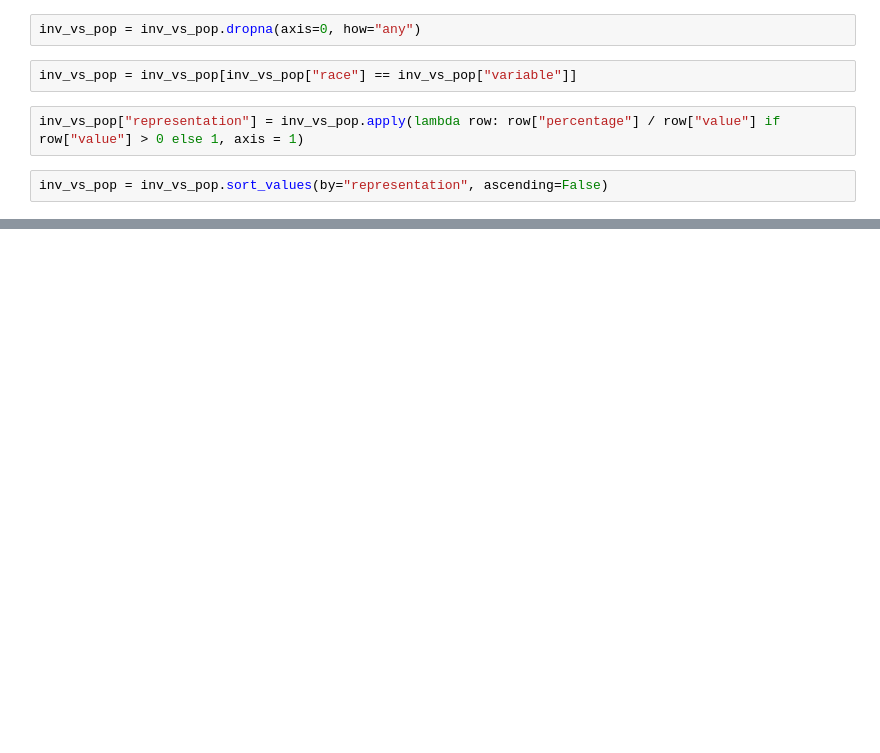
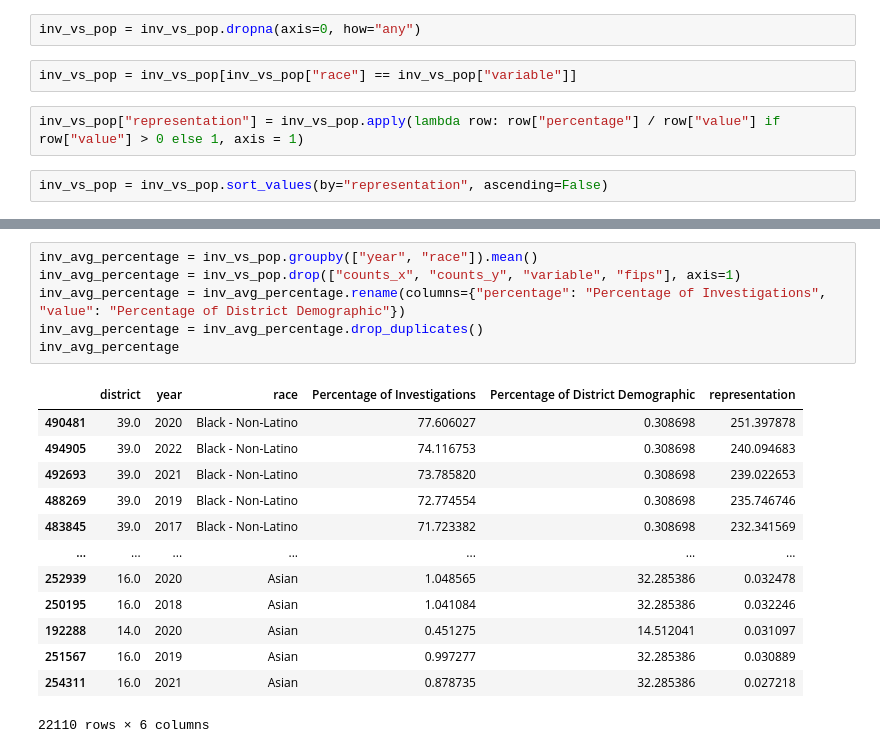
Before and after one commit to buenobunny/WestCoastDatathonTeam12-2023, a Jupyter notebook: analysis.ipynb, the cells around one changed output, grey strips where cells are left out. Cells and saved outputs as stored; diff of their text form; blank space fills up the shorter version.

```diff
--- a/analysis.ipynb
+++ b/analysis.ipynb
@@ -137,0 +172,20 @@ inv_vs_pop = inv_vs_pop.sort_values(by="representation", ascending=False)
+# %%
+inv_avg_percentage = inv_vs_pop.groupby(["year", "race"]).mean()
+inv_avg_percentage = inv_vs_pop.drop(["counts_x", "counts_y", "variable", "fips"], axis=1)
+inv_avg_percentage = inv_avg_percentage.rename(columns={"percentage": "Percentage of Investigations", "value": "Percentage of District Demographic"})
+inv_avg_percentage = inv_avg_percentage.drop_duplicates()
+inv_avg_percentage
+# %% [output]
+|  | district | year | race | Percentage of Investigations | Percentage of District Demographic | representation |
+| 490481 | 39.0 | 2020 | Black - Non-Latino | 77.606027 | 0.308698 | 251.397878 |
+| 494905 | 39.0 | 2022 | Black - Non-Latino | 74.116753 | 0.308698 | 240.094683 |
+| 492693 | 39.0 | 2021 | Black - Non-Latino | 73.785820 | 0.308698 | 239.022653 |
+| 488269 | 39.0 | 2019 | Black - Non-Latino | 72.774554 | 0.308698 | 235.746746 |
+| 483845 | 39.0 | 2017 | Black - Non-Latino | 71.723382 | 0.308698 | 232.341569 |
+| ... | ... | ... | ... | ... | ... | ... |
+| 252939 | 16.0 | 2020 | Asian | 1.048565 | 32.285386 | 0.032478 |
+| 250195 | 16.0 | 2018 | Asian | 1.041084 | 32.285386 | 0.032246 |
+| 192288 | 14.0 | 2020 | Asian | 0.451275 | 14.512041 | 0.031097 |
+| 251567 | 16.0 | 2019 | Asian | 0.997277 | 32.285386 | 0.030889 |
+| 254311 | 16.0 | 2021 | Asian | 0.878735 | 32.285386 | 0.027218 |
+22110 rows × 6 columns
```
Also changed, not shown: parts of 13 cells of this notebook, 3 other files.
